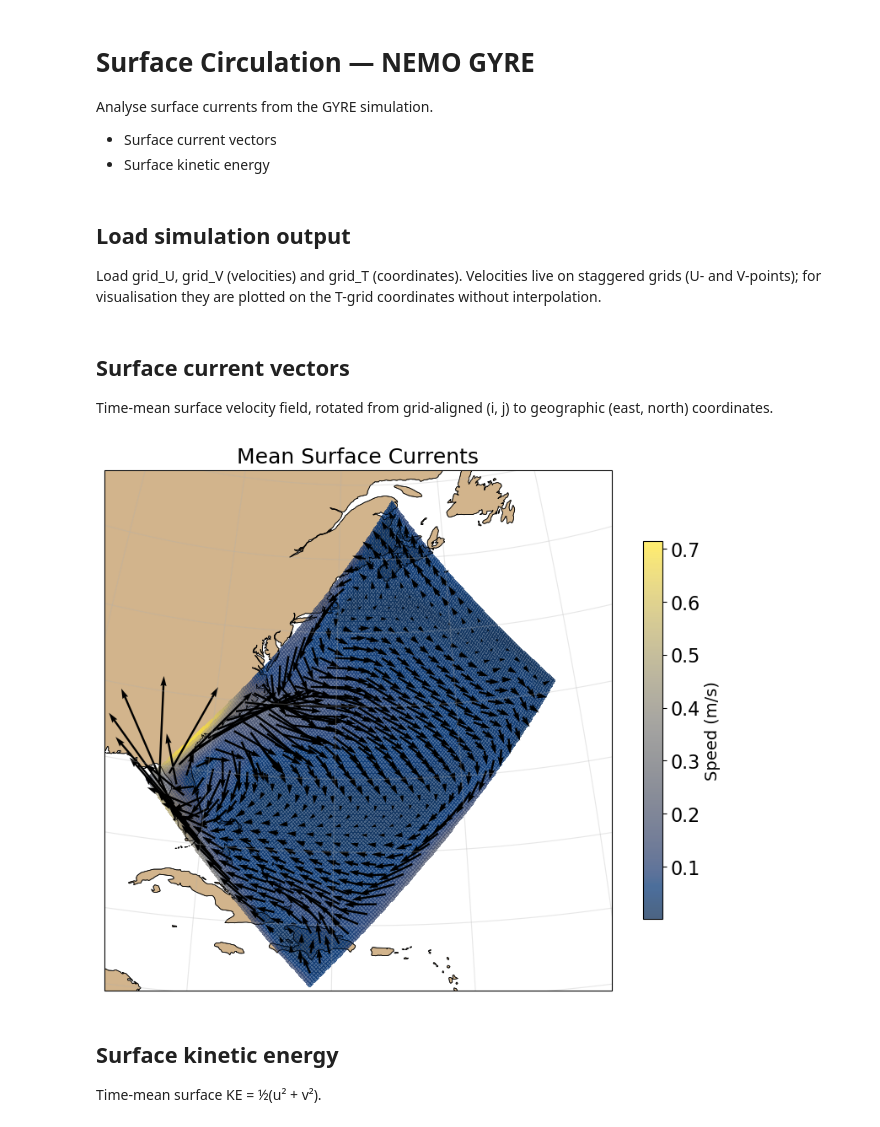
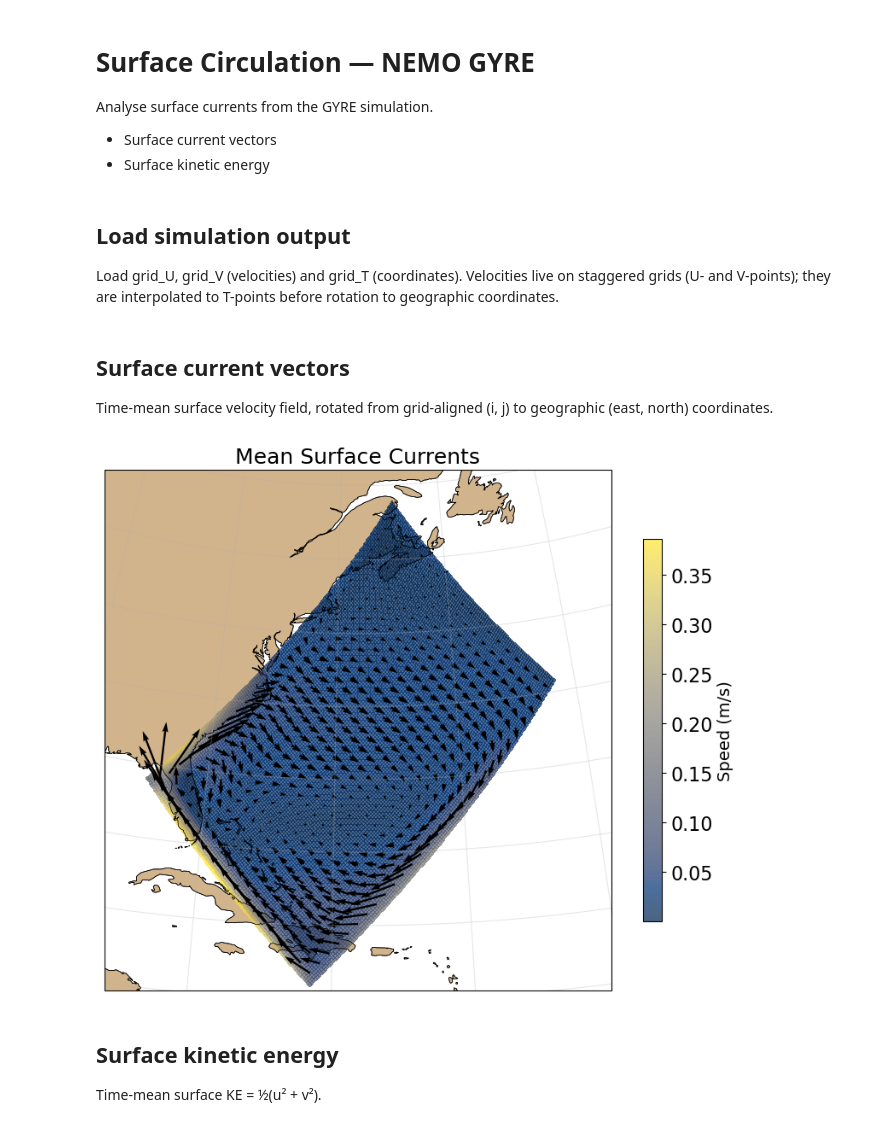
Before and after one commit to willirath/2026-Claude-NEMO, a Jupyter notebook: analysis/circulation.ipynb, the cells around one changed output. Drawn from its saved outputs; the diff is of its cells as text; code cells hidden in the pictures.

```diff
--- a/analysis/circulation.ipynb
+++ b/analysis/circulation.ipynb
@@ -23,8 +24,8 @@ OUTPUT_DIR = Path("../output")
 ## Load simulation output
 
 Load grid_U, grid_V (velocities) and grid_T (coordinates). Velocities
-live on staggered grids (U- and V-points); for visualisation they are
-plotted on the T-grid coordinates without interpolation.
+live on staggered grids (U- and V-points); they are interpolated to
+T-points before rotation to geographic coordinates.
 # %%
 ds_u = load_output("*_grid_U.nc", OUTPUT_DIR)
 ds_v = load_output("*_grid_V.nc", OUTPUT_DIR)
@@ -39,33 +40,36 @@ interior = interior_mask(mesh.tmask.isel(nav_lev=0), border=2)
 Time-mean surface velocity field, rotated from grid-aligned (i, j)
 to geographic (east, north) coordinates.
 # %%
-# Time-mean surface velocities, rotated to geographic
+# Time-mean surface velocities
 u_sfc = ds_u["vozocrtx"].isel(nav_lev=0).mean("time_counter")
 v_sfc = ds_v["vomecrty"].isel(nav_lev=0).mean("time_counter")
-u_east, v_north = rotate_to_geo(u_sfc, v_sfc, angle)
+
+# Interpolate to T-points so both components are co-located, then rotate
+u_on_t, v_on_t = interp_uv_to_t(u_sfc, v_sfc)
+u_east, v_north = rotate_to_geo(u_on_t, v_on_t, angle)
 speed = np.sqrt(u_east**2 + v_north**2).where(interior)
 
 fig, ax = gyre_map(ds=ds_t)
 
 pcm = ax.pcolormesh(
     ds_t.nav_lon.values, ds_t.nav_lat.values, speed.values,
     shading="auto", cmap="cividis", alpha=0.7, transform=ccrs.PlateCarree(),
 )
 fig.colorbar(pcm, ax=ax, label="Speed (m/s)", shrink=0.7)
 
 skip = 5
 u_plot = u_east.where(interior)
 v_plot = v_north.where(interior)
 ax.quiver(
     ds_t.nav_lon.values[::skip, ::skip], ds_t.nav_lat.values[::skip, ::skip],
     u_plot.values[::skip, ::skip], v_plot.values[::skip, ::skip],
     color="k", scale=1.5, width=0.004, transform=ccrs.PlateCarree(),
 )
 ax.set_title("Mean Surface Currents")
 fig.tight_layout()
 fig.savefig("../figures/surface_currents.png", dpi=150, bbox_inches="tight")
 # %% [output]
-[figure, old version]
+[figure, new version]
 # %% [markdown]
 ## Surface kinetic energy
 
```
Also changed, not shown: parts of 2 cells of this notebook, 5 other files.
